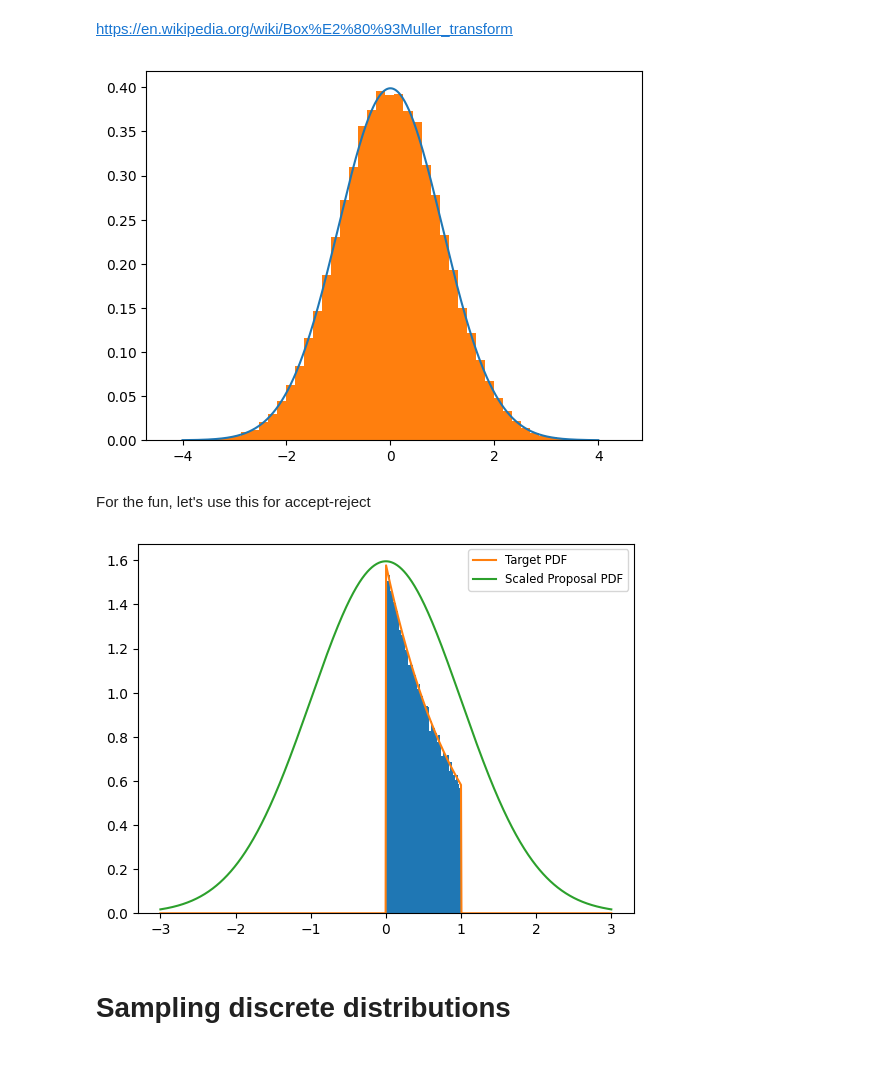
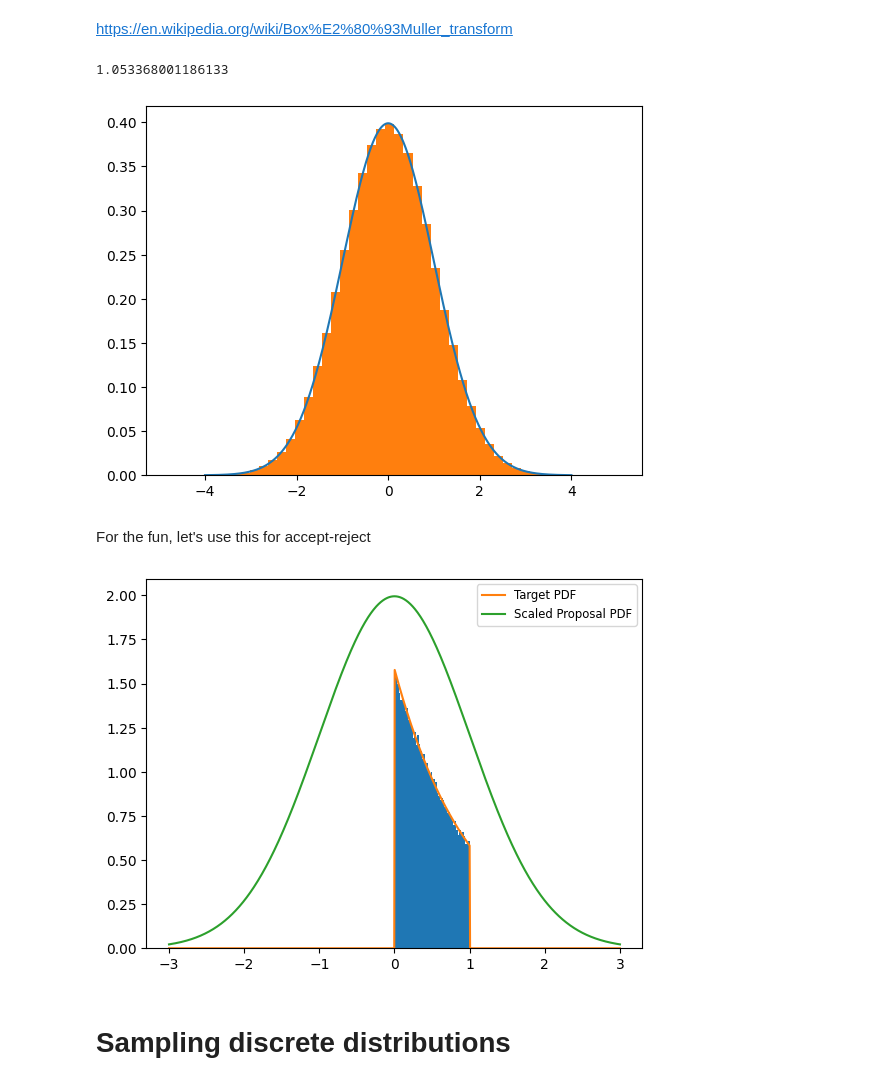
Before and after one commit to yoninazarathy/uq-stat2003-demos, a Jupyter notebook: Lec13_14.ipynb, the cells around one changed output. Drawn from its saved outputs; the diff is of its cells as text; code cells hidden in the pictures.

```diff
--- a/Lec13_14.ipynb
+++ b/Lec13_14.ipynb
@@ -199,29 +211,33 @@ def rv_normal_box_muller():
+# %%
+rv_normal_box_muller()
+# %% [output]
+1.053368001186133
 # %%
-data = [rv_normal_box_muller() for _ in range(10**5)]
+data = [rv_normal_box_muller() for _ in range(10**6)]
 x_vals = np.linspace(-4, 4, 1000)
 pdf_vals = [(2*math.pi)**-0.5 * math.exp(-x*x/2) for x in x_vals]
 plt.plot(x_vals, pdf_vals)
 plt.hist(data, bins = 50, density = True);
 # %% [output]
-[figure, old version]
+[figure, new version]
 # %% [markdown]
 For the fun, let's use this for accept-reject
 # %%
-C = 4
+C = 5
 data = [acccept_reject_rv(target_exp_f,
                           lambda x: (2*math.pi)**-0.5 * math.exp(-x*x/2),
                           rv_normal_box_muller,
                           C) for _ in range(10**5)]
 plt.hist(data, bins = 50, density = True)
 x_vals = np.linspace(-3, 3, 1000)
 pdf_vals = [target_exp_f(x) for x in x_vals]
 scaled_proposal_vals = [C*(2*math.pi)**-0.5 * math.exp(-x*x/2) for x in x_vals]
 plt.plot(x_vals, pdf_vals, label = "Target PDF")
 plt.plot(x_vals, scaled_proposal_vals, label = "Scaled Proposal PDF")
 plt.legend(loc='upper right', fontsize='small')
 plt.show()
 # %% [output]
-[figure, old version]
+[figure, new version]
 # %% [markdown]
 # Sampling discrete distributions
 # %%
```
Also changed, not shown: parts of 11 cells of this notebook.
